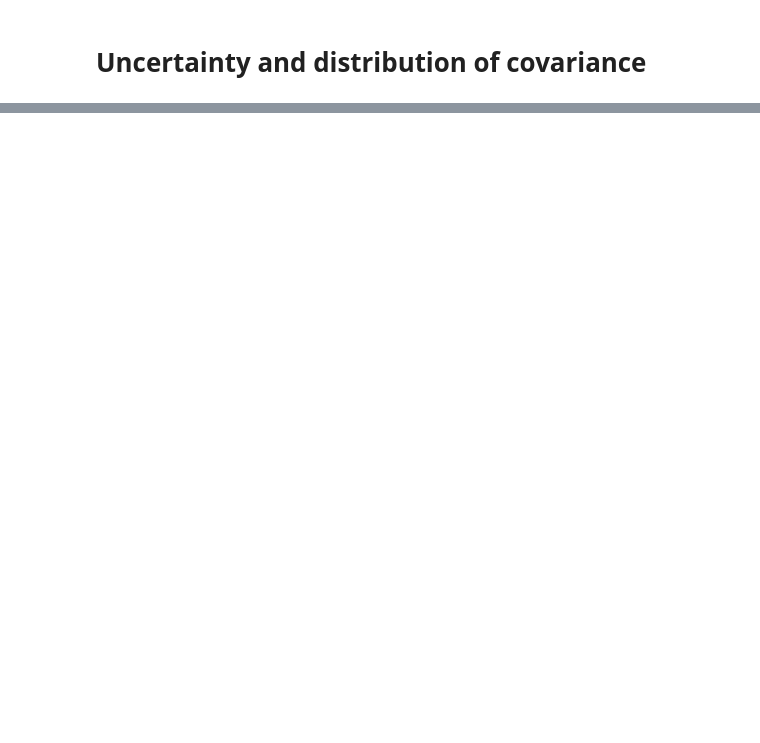
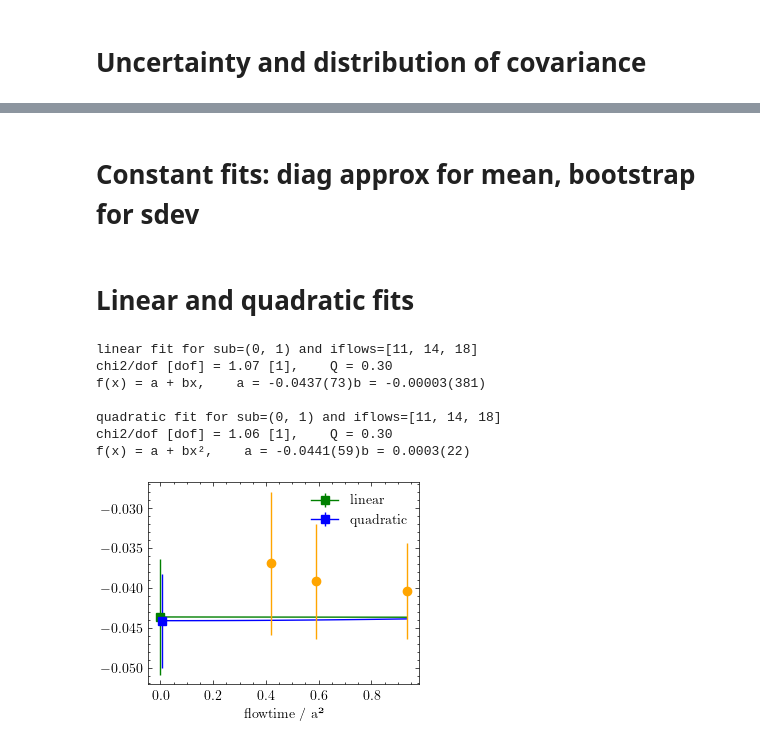
Before and after one commit to lsnbr/milc_luis, a Jupyter notebook: zeugs/ana_and_plotting_scripts/testing_zero_flowtime_fits.ipynb, the cells around one changed output, grey strips where cells are left out. Cells and saved outputs as stored; diff of their text form; code cells hidden in the pictures; blank space fills up the shorter version.

```diff
--- a/zeugs/ana_and_plotting_scripts/testing_zero_flowtime_fits.ipynb
+++ b/zeugs/ana_and_plotting_scripts/testing_zero_flowtime_fits.ipynb
@@ -122,0 +161,19 @@ plt.show()
+# %%
+sub = (0,1)
+iflows_list = {(0,1) : [[14,18], [11,14,18]], (0,1,2) : [[11,14], [11,12,14]]}[sub]
+model = 'constant'
+
+x_range = np.linspace(0, flowtimes[max(map(max,iflows_list))], 100)
+colors = ['green', 'blue']
+offset = 0.005
+
+for i, iflows in enumerate(iflows_list):
+    fit = do_fit(sub, iflows, model)
+    plt.plot(x_range, [fit.fcn(x, fit.pmean) for x in x_range], color=colors[i])
+    plt.errorbar(i*offset, fit.fcn(0, fit.pmean), fit.fcn(0, fit.p).sdev, color=colors[i], marker='s', label=str(iflows))
+    if i == len(iflows_list)-1:
+        plt.errorbar(fit.x, gv.mean(fit.y), gv.sdev(fit.y), linestyle='', marker='o', color='orange')
+
+plt.xlabel('flowtime / a²')
+plt.legend()
+plt.show()
@@ -122,0 +189,2 @@ plt.show()
+# %% [markdown]
+# Constant fits: diag approx for mean, bootstrap for sdev
@@ -122,0 +195,30 @@ plt.show()
+# %% [markdown]
+# Linear and quadratic fits
+# %%
+sub = (0,1)
+iflows = {(0,1) : [11,14,18], (0,1,2) : [11,12,14]}[sub]
+model_list = ['linear', 'quadratic']
+
+x_range = np.linspace(0, flowtimes[max(iflows)], 100)
+colors = ['green', 'blue']
+offset = 0.005
+
+for i, model in enumerate(model_list):
+    fit = do_fit(sub, iflows, model)
+    plt.plot(x_range, [fit.fcn(x, fit.pmean) for x in x_range], color=colors[i])
+    plt.errorbar(i*offset, fit.fcn(0, fit.pmean), fit.fcn(0, fit.p).sdev, color=colors[i], marker='s', label=model)
+    if i == len(model_list)-1:
+        plt.errorbar(fit.x, gv.mean(fit.y), gv.sdev(fit.y), linestyle='', marker='o', color='orange')
+
+plt.xlabel('flowtime / a²')
+plt.legend()
+plt.show()
+# %% [output]
+linear fit for sub=(0, 1) and iflows=[11, 14, 18]
+chi2/dof [dof] = 1.07 [1],    Q = 0.30
+f(x) = a + bx,    a = -0.0437(73)b = -0.00003(381)
+
+quadratic fit for sub=(0, 1) and iflows=[11, 14, 18]
+chi2/dof [dof] = 1.06 [1],    Q = 0.30
+f(x) = a + bx²,    a = -0.0441(59)b = 0.0003(22)
+[figure, added]
```
Also changed, not shown: parts of 10 cells of this notebook, 1 other file.
